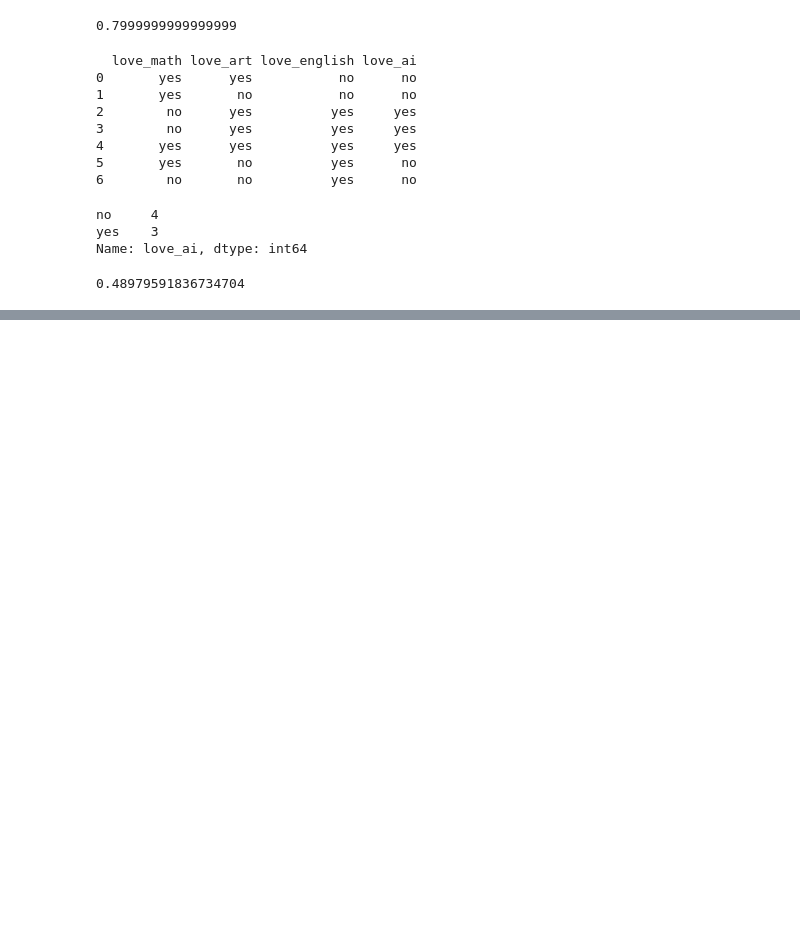
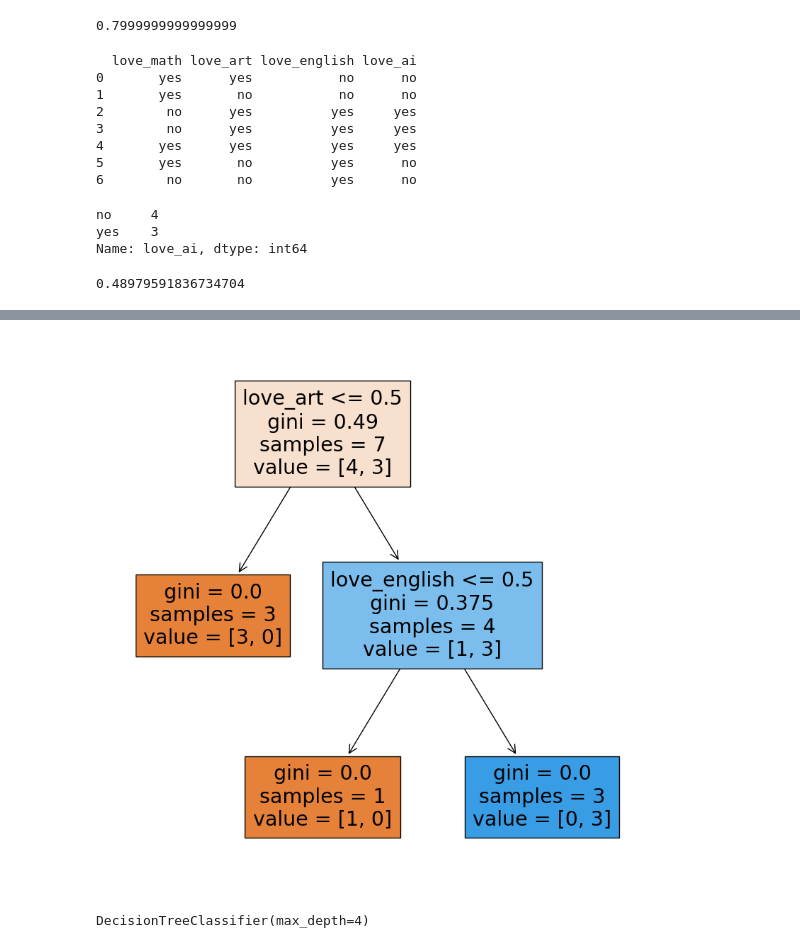
Before and after one commit to drago467/AIVN, a Jupyter notebook: Decision Tree.ipynb, the cells around one changed output, grey strips where cells are left out. Cells and saved outputs as stored; diff of their text form; code cells hidden in the pictures; blank space fills up the shorter version.

```diff
--- a/Decision Tree.ipynb
+++ b/Decision Tree.ipynb
@@ -91,0 +89,6 @@ gini_love_english = compute_gini_with_given_condition('love_english')
+# %%
+gini_attribute = {}
+
+for key in attribute_names:
+  gini_attribute[key] = compute_gini_with_given_condition(key)
+  print(f'Gini for {key} is {gini_attribute[key]: .3f}')
@@ -91,0 +99,8 @@ gini_love_english = compute_gini_with_given_condition('love_english')
+# %%
+min_value = min(gini_attribute.values())
+
+print('The minimum value of Gini Impurity: {0:.3}'.format(min_value))
+print('The maximum value of Gini Gain: {0:.3}'.format(0.49 - min_value))
+
+selected_attribute = min(gini_attribute.keys())
+print('The selected attribute is: ', selected_attribute)
@@ -91,0 +111,11 @@ gini_love_english = compute_gini_with_given_condition('love_english')
+# %%
+df = df[df[selected_attribute] == 'yes']
+df = df.drop(selected_attribute, 1)
+
+attribute_names.remove(selected_attribute)
+class_name = 'love_ai'
+
+gini_attribute = {}
+for key in attribute_names:
+  gini_attribute[key] = compute_gini_with_given_condition(key)
+  print(f'Gini for {key} is {gini_attribute[key]:.3f}')
@@ -91,0 +125,13 @@ gini_love_english = compute_gini_with_given_condition('love_english')
+# %%
+from sklearn import tree
+
+classifier = tree.DecisionTreeClassifier(criterion = 'gini',
+                                         max_depth = 4,
+                                         min_samples_leaf = 1)
+one_hot_data = pd.get_dummies(df[['love_math', 'love_art', 'love_english']],
+                              drop_first = True)
+
+X = one_hot_data.iloc[:,:].values
+y = df['love_ai'].values
+
+classifier.fit(X, y)
@@ -91,0 +151,21 @@ gini_love_english = compute_gini_with_given_condition('love_english')
+# %%
+from matplotlib import pyplot as plt
+
+fig, ax = plt.subplots(figsize = (10, 10))
+tree.plot_tree(classifier, ax = ax, feature_names = ['love_math', 'love_art',
+                                                     'love_english'], filled = True);
+# %% [output]
+[figure, added]
+# %%
+from sklearn.datasets import load_iris
+
+datasets = load_iris()
+X = datasets.data
+y = datasets.target
+
+classifrier = tree.DecisionTreeClassifier(criterion = 'gini',
+                                          max_depth = 10,
+                                          min_samples_leaf = 10)
+classifier.fit(X, y)
+# %% [output]
+DecisionTreeClassifier(max_depth=4)
```
Also changed, not shown: parts of 8 cells of this notebook.
